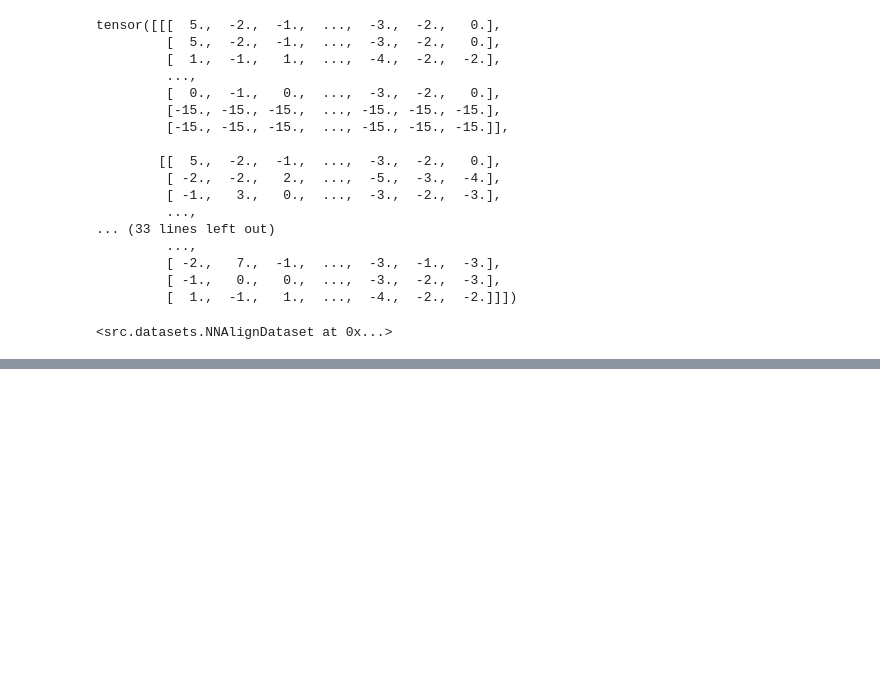
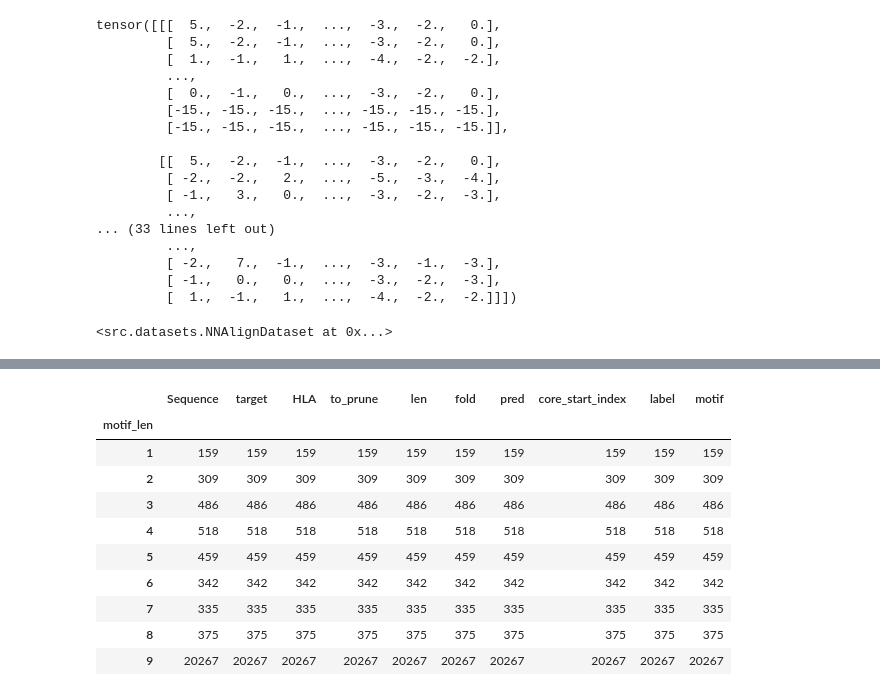
Before and after one commit to richieYT-wan/PyNNalign, a Jupyter notebook: notebooks/nnalign_init.ipynb, the cells around one changed output, grey strips where cells are left out. Saved outputs shown, nothing was run; the diff lists cells and outputs as text; code cells hidden in the pictures; blank space fills up the shorter version.

```diff
--- a/notebooks/nnalign_init.ipynb
+++ b/notebooks/nnalign_init.ipynb
@@ -1389,0 +1412,15 @@ def run(df_train, df_test, model_constructor, encoding, n_hidden, window_size, p
+# %%
+preds['motif_len'] = preds['motif'].apply(len)
+preds.groupby('motif_len').count()
+# %% [output]
+|  | Sequence | target | HLA | to_prune | len | fold | pred | core_start_index | label | motif |
+| motif_len |  |  |  |  |  |  |  |  |  |  |
+| 1 | 159 | 159 | 159 | 159 | 159 | 159 | 159 | 159 | 159 | 159 |
+| 2 | 309 | 309 | 309 | 309 | 309 | 309 | 309 | 309 | 309 | 309 |
+| 3 | 486 | 486 | 486 | 486 | 486 | 486 | 486 | 486 | 486 | 486 |
+| 4 | 518 | 518 | 518 | 518 | 518 | 518 | 518 | 518 | 518 | 518 |
+| 5 | 459 | 459 | 459 | 459 | 459 | 459 | 459 | 459 | 459 | 459 |
+| 6 | 342 | 342 | 342 | 342 | 342 | 342 | 342 | 342 | 342 | 342 |
+| 7 | 335 | 335 | 335 | 335 | 335 | 335 | 335 | 335 | 335 | 335 |
+| 8 | 375 | 375 | 375 | 375 | 375 | 375 | 375 | 375 | 375 | 375 |
+| 9 | 20267 | 20267 | 20267 | 20267 | 20267 | 20267 | 20267 | 20267 | 20267 | 20267 |
```
Also changed, not shown: parts of 5 cells of this notebook, 44 other files.
